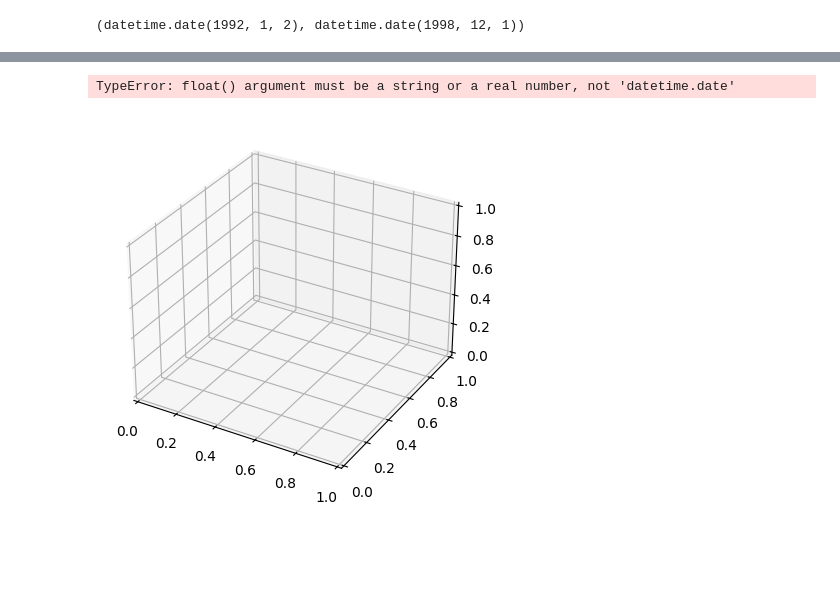
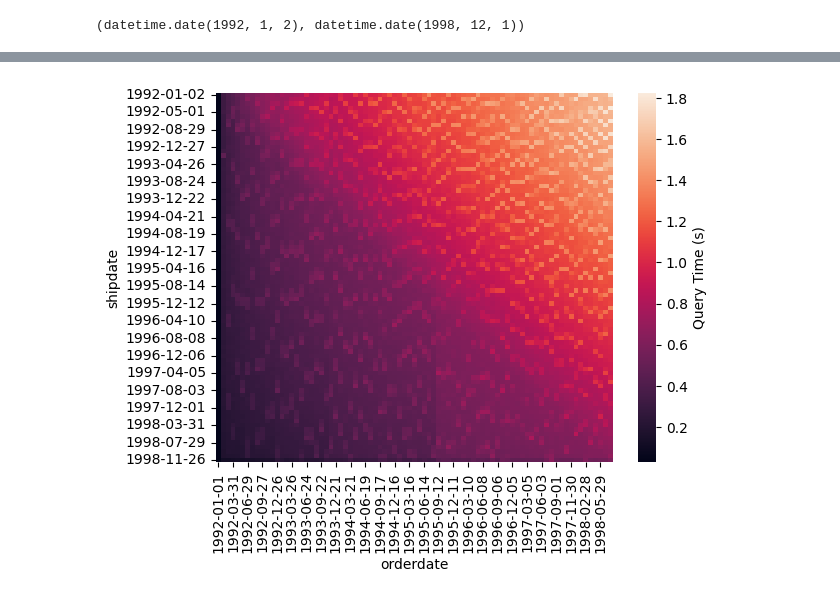
Before and after one commit to BU-DiSC/oak, a Jupyter notebook: tpch_query3.ipynb, the cells around one changed output, grey strips where cells are left out. Saved outputs shown, nothing was run; the diff lists cells and outputs as text; code cells hidden in the pictures; blank space fills up the shorter version.

```diff
--- a/tpch_query3.ipynb
+++ b/tpch_query3.ipynb
@@ -94,13 +96,13 @@ def daterange(start_date: datetime.date, end_date: datetime.date, day_jumps=1):
 # %%
-table = []
-for orderdate in tqdm(list(daterange(min_orderdate, max_orderdate, 30))):
-    for shipdate in tqdm(list(daterange(min_shipdate, max_shipdate, 30)), leave=False):
-        params = {'orderdate': orderdate, 'shipdate': shipdate}
-        start = time.time()
-        res = con.sql(query_template, params=params).explain()
-        elapsed = time.time() - start
-        params['elapsed'] = elapsed
-        table.append(params)
+# table = []
+# for orderdate in tqdm(list(daterange(min_orderdate, max_orderdate, 30))):
+#     for shipdate in tqdm(list(daterange(min_shipdate, max_shipdate, 30)), leave=False):
+#         params = {'orderdate': orderdate, 'shipdate': shipdate}
+#         start = time.time()
+#         res = con.sql(query_template, params=params).explain()
+#         elapsed = time.time() - start
+#         params['elapsed'] = elapsed
+#         table.append(params)
 
-table = pd.DataFrame(table)
-table
+# table = pd.DataFrame(table)
+# table
@@ -130,9 +108,0 @@ x, y, z
-# %%
-fig = plt.figure(figsize=plt.figaspect(0.5))
-
-ax = fig.add_subplot(1, 1, 1, projection='3d')
-ax.plot_trisurf(x, y, z, cmap=plt.cm.Spectral)
-ax.set_zlim(-1, 1)
-# %% [output]
-TypeError: float() argument must be a string or a real number, not 'datetime.date'
-[figure, removed]
@@ -138,0 +111,4 @@ TypeError: float() argument must be a string or a real number, not 'datetime.dat
+# %%
+_ = sns.heatmap(table.pivot(index="shipdate", columns="orderdate", values="elapsed"), cbar_kws={'label': 'Query Time (s)'})
+# %% [output]
+[figure, added]
```
Also changed, not shown: parts of 8 cells of this notebook.
